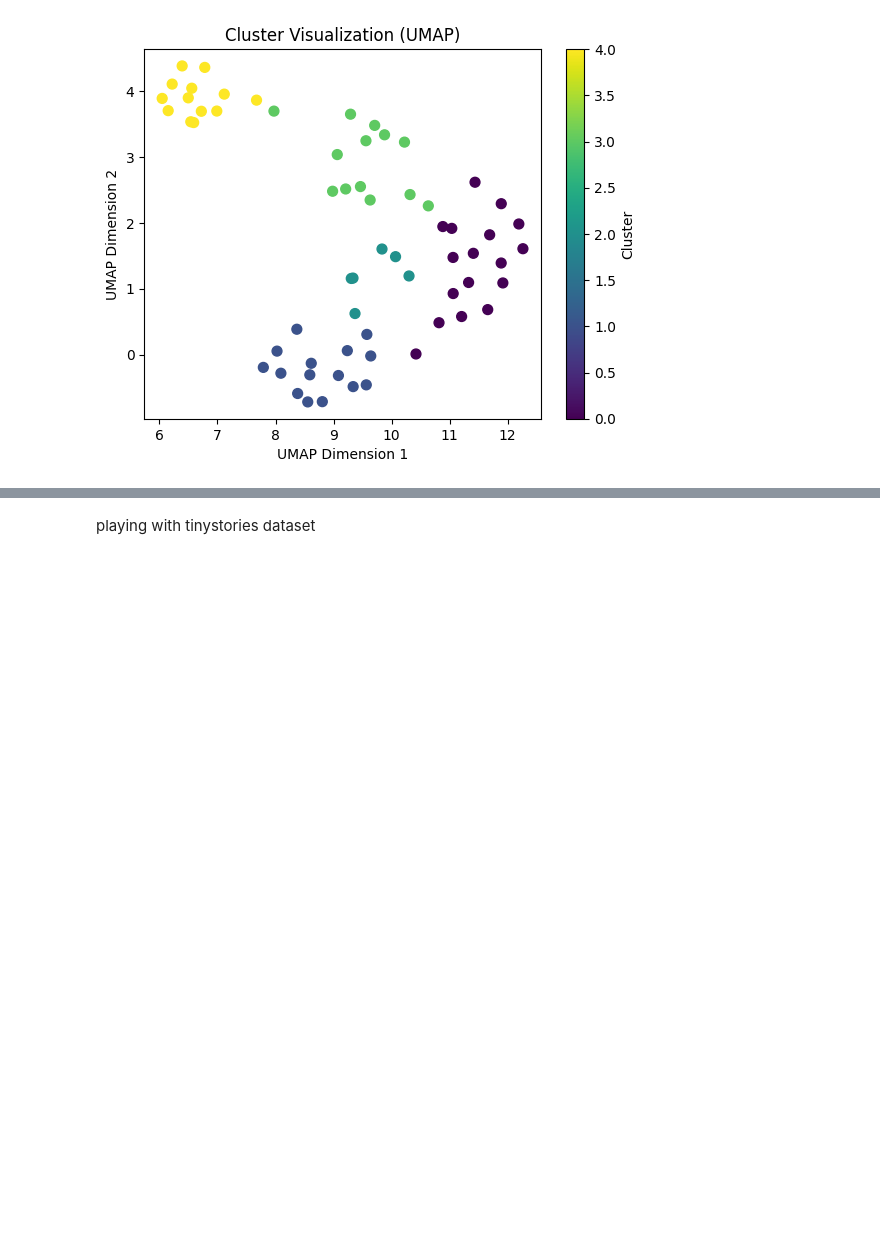
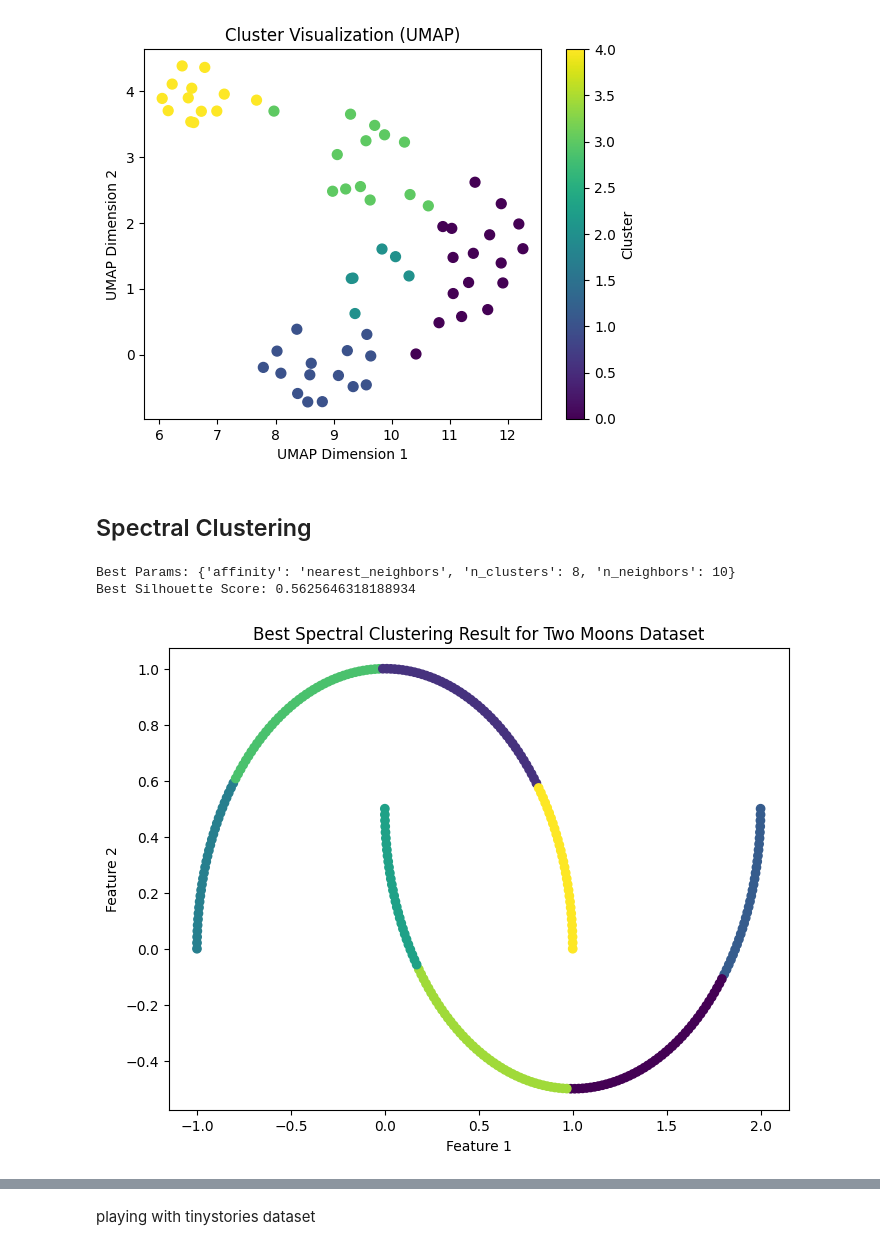
Before and after one commit to iz05/nanogpt, a Jupyter notebook: cluster.ipynb, the cells around one changed output, grey strips where cells are left out. Cells and saved outputs as stored; diff of their text form; code cells hidden in the pictures; blank space fills up the shorter version.

Commit message:
set up spectral clustering + get all embeddings

```diff
--- a/cluster.ipynb
+++ b/cluster.ipynb
@@ -279,3 +275,53 @@ fig.update_traces(marker=dict(size=8), hovertemplate="<b>Token:</b> %{text}<br>"
 
 # Show the interactive plot
 fig.show()
+# %% [markdown]
+## Spectral Clustering
+# %%
+import numpy as np
+import matplotlib.pyplot as plt
+from sklearn.cluster import SpectralClustering
+from sklearn.metrics import silhouette_score
+from sklearn.model_selection import GridSearchCV
+from sklearn.datasets import make_moons
+
+# Generate the two moons dataset
+X, y = make_moons(n_samples=300, noise=0, random_state=42)
+
+# Define custom scoring for GridSearchCV
+def silhouette_scorer(estimator, X):
+    labels = estimator.fit_predict(X)
+    if len(set(labels)) < 2:  # Silhouette needs at least 2 clusters
+        return -1
+    return silhouette_score(X, labels)
+
+# Model and parameter grid
+param_grid = {
+    'n_clusters': [i for i in range(1, int(len(X) ** 0.5))],
+    'n_neighbors': [i for i in range(10, int(len(X) ** 0.5), 10)],
+    'affinity': ['nearest_neighbors']
+}
+
+# GridSearchCV setup
+model = SpectralClustering(random_state=42, assign_labels='kmeans')
+grid_search = GridSearchCV(model, param_grid, scoring=silhouette_scorer, cv=3)
+grid_search.fit(X)
+
+# Best parameters and score
+print("Best Params:", grid_search.best_params_)
+print("Best Silhouette Score:", grid_search.best_score_)
+
+# Plot the best clustering result
+best_model = grid_search.best_estimator_
+best_labels = best_model.fit_predict(X)
+
+plt.figure(figsize=(8, 6))
+plt.scatter(X[:, 0], X[:, 1], c=best_labels, cmap='viridis')
+plt.title('Best Spectral Clustering Result for Two Moons Dataset')
+plt.xlabel('Feature 1')
+plt.ylabel('Feature 2')
+plt.show()
+# %% [output]
+Best Params: {'affinity': 'nearest_neighbors', 'n_clusters': 8, 'n_neighbors': 10}
+Best Silhouette Score: 0.5625646318188934
+[figure, added]
```
Also changed, not shown: parts of 9 cells of this notebook, 5 other files.
